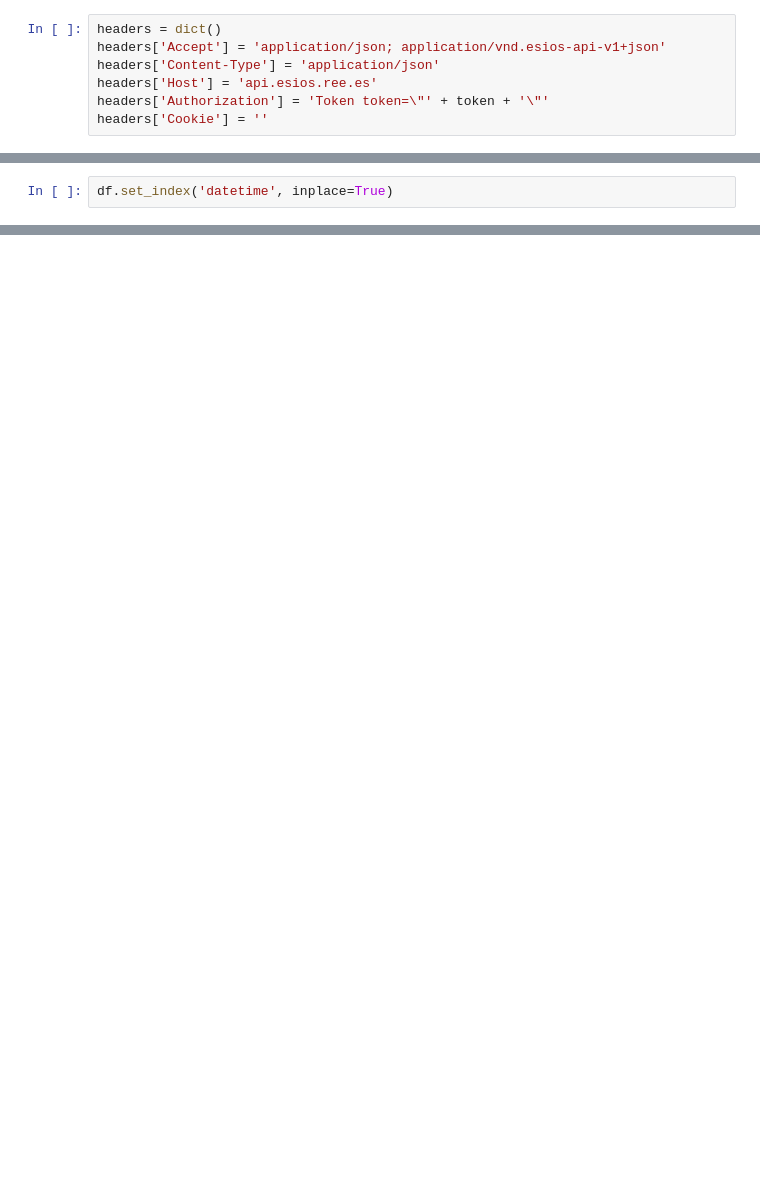
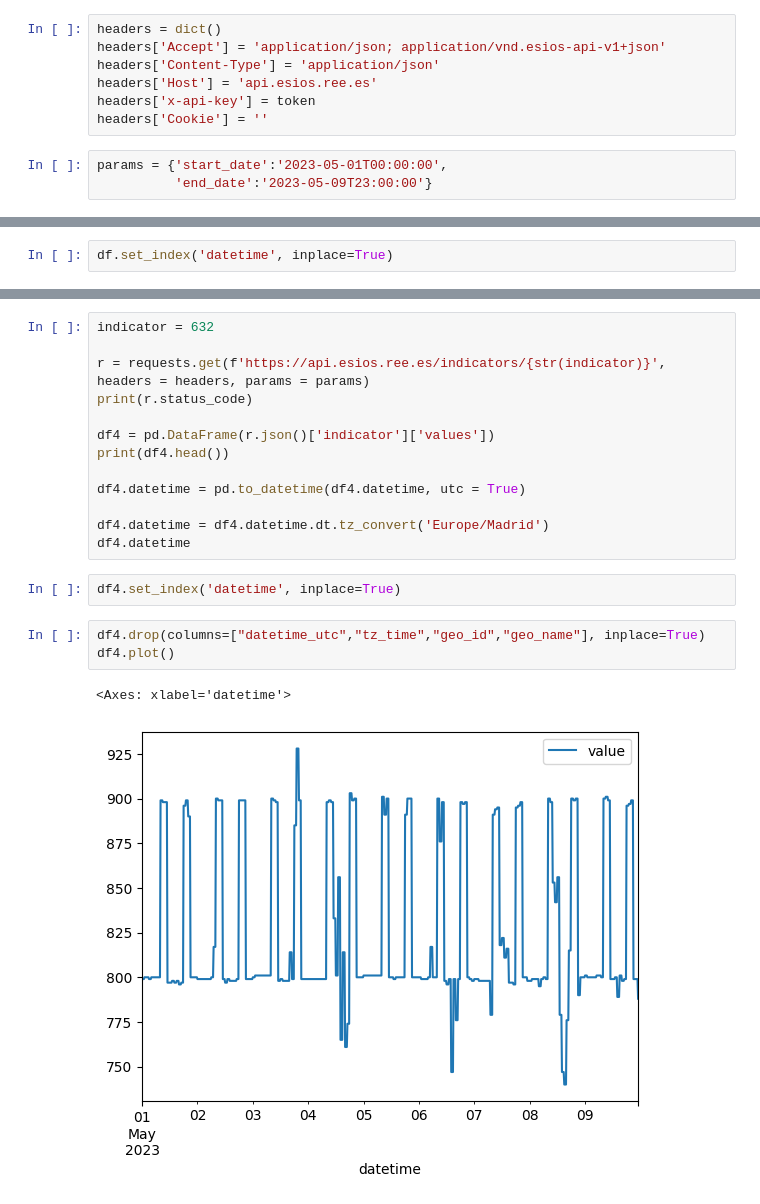
Before and after one commit to EladioJES/ESIOS, a Jupyter notebook: Untitled.ipynb, the cells around one changed output, grey strips where cells are left out. Drawn from its saved outputs; the diff is of its cells as text; blank space fills up the shorter version.

```diff
--- a/Untitled.ipynb
+++ b/Untitled.ipynb
@@ -13,5 +51,8 @@ headers = dict()
 headers['Accept'] = 'application/json; application/vnd.esios-api-v1+json'
 headers['Content-Type'] = 'application/json'
 headers['Host'] = 'api.esios.ree.es'
-headers['Authorization'] = 'Token token=\"' + token + '\"'
+headers['x-api-key'] = token
 headers['Cookie'] = ''
+# %%
+params = {'start_date':'2023-05-01T00:00:00',
+          'end_date':'2023-05-09T23:00:00'}
@@ -56,0 +219,21 @@ df.to_csv('pices.csv')
+# %%
+indicator = 632
+
+r = requests.get(f'https://api.esios.ree.es/indicators/{str(indicator)}', headers = headers, params = params)
+print(r.status_code)
+
+df4 = pd.DataFrame(r.json()['indicator']['values'])
+print(df4.head())
+
+df4.datetime = pd.to_datetime(df4.datetime, utc = True)
+
+df4.datetime = df4.datetime.dt.tz_convert('Europe/Madrid')
+df4.datetime
+# %%
+df4.set_index('datetime', inplace=True)
+# %%
+df4.drop(columns=["datetime_utc","tz_time","geo_id","geo_name"], inplace=True)
+df4.plot()
+# %% [output]
+<Axes: xlabel='datetime'>
+[figure, added]
```
Also changed, not shown: parts of 63 cells of this notebook, 2 other files.
